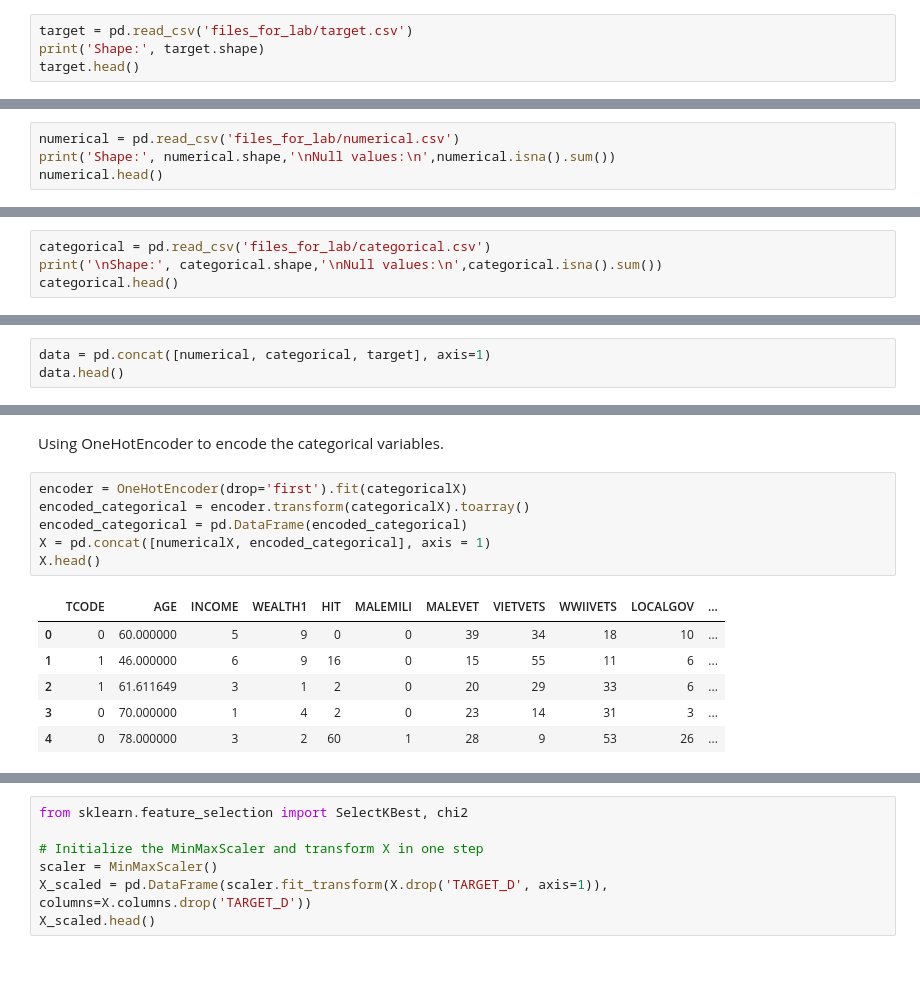
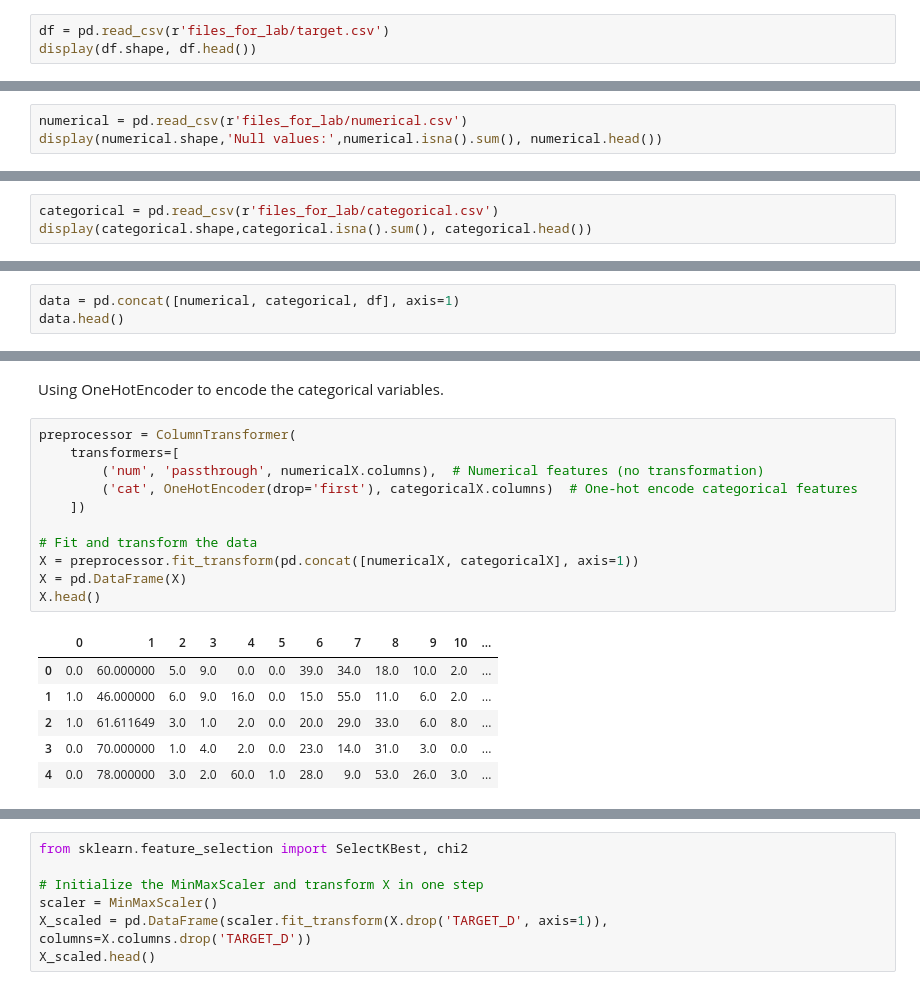
Before and after one commit to IllyaUA/lab-random-forests, a Jupyter notebook: Random Forests.ipynb, the cells around one changed output, grey strips where cells are left out. Cells and saved outputs as stored; diff of their text form.

```diff
--- a/Random Forests.ipynb
+++ b/Random Forests.ipynb
@@ -29,7 +32,6 @@ import seaborn as sns
 1. Load the datasets to pd.DataFrame.
 2. Try to predict whether a customer will donate or not ('TARGET_B').
 # %%
-target = pd.read_csv('files_for_lab/target.csv')
-print('Shape:', target.shape)
-target.head()
+df = pd.read_csv(r'files_for_lab/target.csv')
+display(df.shape, df.head())
 # %% [output]
@@ -41,7 +43,6 @@ Shape: (95412, 2)
 | 3 | 0 | 0.0 |
 | 4 | 0 | 0.0 |
 # %%
-numerical = pd.read_csv('files_for_lab/numerical.csv')
-print('Shape:', numerical.shape,'\nNull values:\n',numerical.isna().sum())
-numerical.head()
+numerical = pd.read_csv(r'files_for_lab/numerical.csv')
+display(numerical.shape,'Null values:',numerical.isna().sum(), numerical.head())
 # %% [output]
@@ -66,7 +67,6 @@ Length: 315, dtype: int64
 | 3 | 0 | 70.000000 | 1 | 4 | 2 | 0 | 23 | 14 | 31 | 3 | ... |
 | 4 | 0 | 78.000000 | 3 | 2 | 60 | 1 | 28 | 9 | 53 | 26 | ... |
 # %%
-categorical = pd.read_csv('files_for_lab/categorical.csv')
-print('\nShape:', categorical.shape,'\nNull values:\n',categorical.isna().sum())
-categorical.head()
+categorical = pd.read_csv(r'files_for_lab/categorical.csv')
+display(categorical.shape,categorical.isna().sum(), categorical.head())
 # %% [output]
@@ -102,7 +103,7 @@ over column 'Target B':
 * 0 - Won't donate
 * 1 - Will donate
 # %%
-data = pd.concat([numerical, categorical, target], axis=1)
+data = pd.concat([numerical, categorical, df], axis=1)
 data.head()
 # %% [output]
 |  | TCODE | AGE | INCOME | WEALTH1 | HIT | MALEMILI | MALEVET | VIETVETS | WWIIVETS | LOCALGOV | ... |
@@ -140,15 +141,20 @@ categoricalX.head()
 # %% [markdown]
 Using OneHotEncoder to encode the categorical variables.
 # %%
-encoder = OneHotEncoder(drop='first').fit(categoricalX)
-encoded_categorical = encoder.transform(categoricalX).toarray()
-encoded_categorical = pd.DataFrame(encoded_categorical)
-X = pd.concat([numericalX, encoded_categorical], axis = 1)
+preprocessor = ColumnTransformer(
+    transformers=[
+        ('num', 'passthrough', numericalX.columns),  # Numerical features (no transformation)
+        ('cat', OneHotEncoder(drop='first'), categoricalX.columns)  # One-hot encode categorical features
+    ])
+
+# Fit and transform the data
+X = preprocessor.fit_transform(pd.concat([numericalX, categoricalX], axis=1))
+X = pd.DataFrame(X)
 X.head()
 # %% [output]
-|  | TCODE | AGE | INCOME | WEALTH1 | HIT | MALEMILI | MALEVET | VIETVETS | WWIIVETS | LOCALGOV | ... |
-| 0 | 0 | 60.000000 | 5 | 9 | 0 | 0 | 39 | 34 | 18 | 10 | ... |
-| 1 | 1 | 46.000000 | 6 | 9 | 16 | 0 | 15 | 55 | 11 | 6 | ... |
-| 2 | 1 | 61.611649 | 3 | 1 | 2 | 0 | 20 | 29 | 33 | 6 | ... |
-| 3 | 0 | 70.000000 | 1 | 4 | 2 | 0 | 23 | 14 | 31 | 3 | ... |
-| 4 | 0 | 78.000000 | 3 | 2 | 60 | 1 | 28 | 9 | 53 | 26 | ... |
+|  | 0 | 1 | 2 | 3 | 4 | 5 | 6 | 7 | 8 | 9 | 10 | ... |
+| 0 | 0.0 | 60.000000 | 5.0 | 9.0 | 0.0 | 0.0 | 39.0 | 34.0 | 18.0 | 10.0 | 2.0 | ... |
+| 1 | 1.0 | 46.000000 | 6.0 | 9.0 | 16.0 | 0.0 | 15.0 | 55.0 | 11.0 | 6.0 | 2.0 | ... |
+| 2 | 1.0 | 61.611649 | 3.0 | 1.0 | 2.0 | 0.0 | 20.0 | 29.0 | 33.0 | 6.0 | 8.0 | ... |
+| 3 | 0.0 | 70.000000 | 1.0 | 4.0 | 2.0 | 0.0 | 23.0 | 14.0 | 31.0 | 3.0 | 0.0 | ... |
+| 4 | 0.0 | 78.000000 | 3.0 | 2.0 | 60.0 | 1.0 | 28.0 | 9.0 | 53.0 | 26.0 | 3.0 | ... |
```
Also changed, not shown: parts of 40 cells of this notebook.
